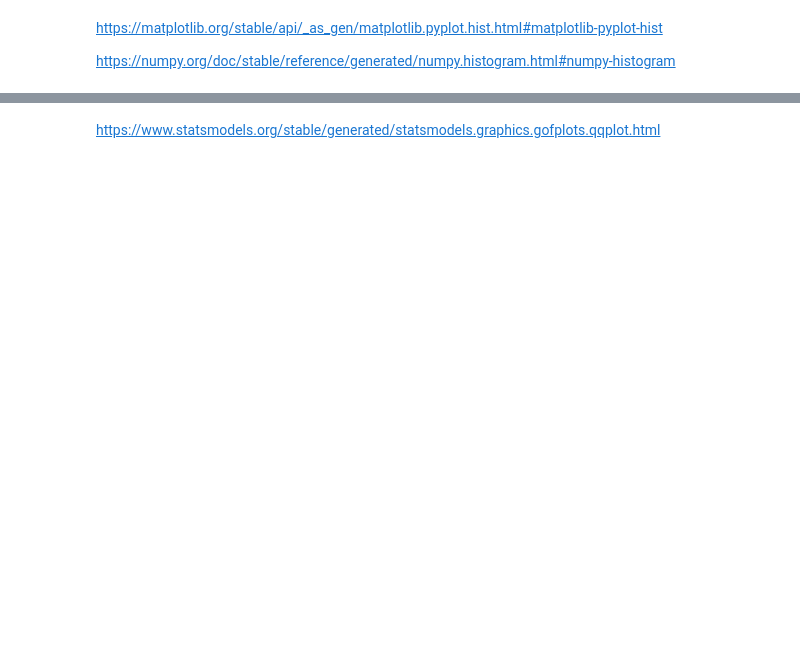
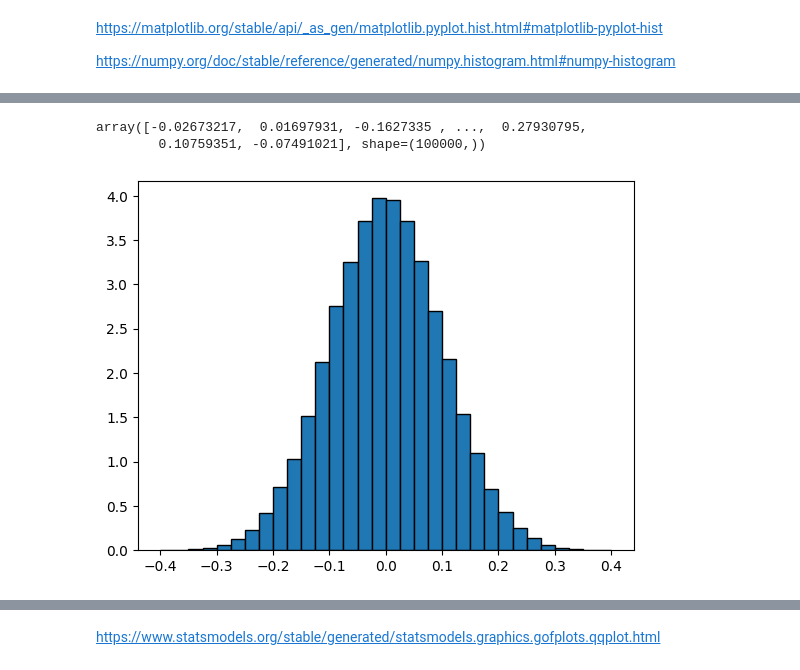
Before and after one commit to ianmcloughlin/applied-statistics, a Jupyter notebook: materials/normal-distribution.ipynb, the cells around one changed output, grey strips where cells are left out. Drawn from its saved outputs; the diff is of its cells as text; code cells hidden in the pictures; blank space fills up the shorter version.

```diff
--- a/materials/normal-distribution.ipynb
+++ b/materials/normal-distribution.ipynb
@@ -351,0 +354,20 @@ ax.hist(data, edgecolor='black', density=True, bins=np.linspace(-4, 4, 31));
+# %%
+# Generate a random normal sample.
+data = np.random.normal(size=(100000, 100))
+
+# Calculcate mean.
+means = np.mean(data, axis=1)
+
+# Show.
+means
+# %% [output]
+array([-0.02673217,  0.01697931, -0.1627335 , ...,  0.27930795,
+        0.10759351, -0.07491021], shape=(100000,))
+# %%
+# Create a blank plot.
+fig, ax = plt.subplots()
+
+# Create a histogram.
+ax.hist(means, edgecolor='black', density=True, bins=np.linspace(-0.4, 0.4, 33));
+# %% [output]
+[figure, added]
```
Also changed, not shown: parts of 24 cells of this notebook.
